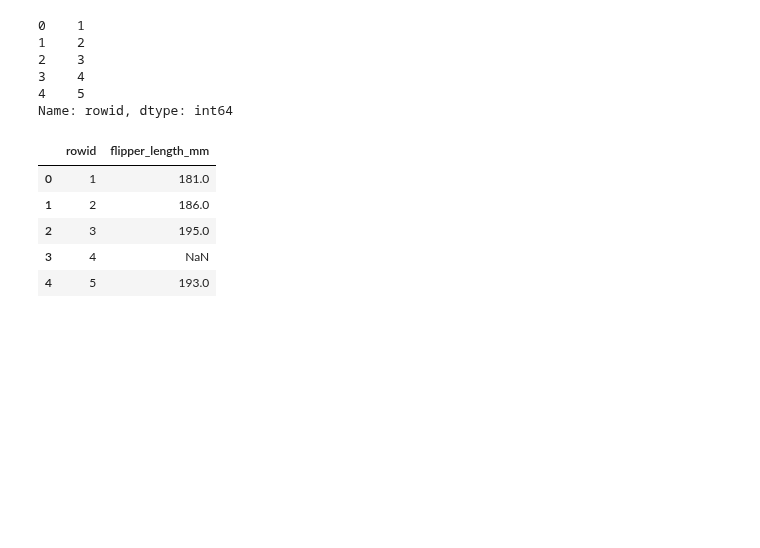
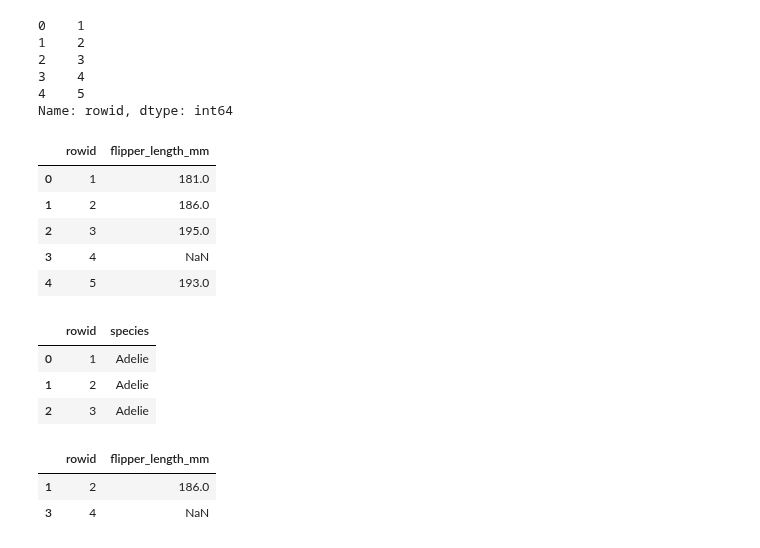
Before and after one commit to Praruj/Pandas_Practise_Portfolio, a Jupyter notebook: Notebooks/Pandas_02_Data_structure.ipynb, the cells around one changed output. Drawn from its saved outputs; the diff is of its cells as text; code cells hidden in the pictures; blank space fills up the shorter version.

```diff
--- a/Notebooks/Pandas_02_Data_structure.ipynb
+++ b/Notebooks/Pandas_02_Data_structure.ipynb
@@ -482,3 +484,20 @@ penguins_data.iloc[:,[0,5]].head()
 | 2 | 3 | 195.0 |
 | 3 | 4 | NaN |
 | 4 | 5 | 193.0 |
+# %%
+# selecting subsets: combine row and columns to grab a specific subset
+# Select first 3 rows and first 2 columns (species, island)
+penguins_data.iloc[0:3,0:2]
+# %% [output]
+|  | rowid | species |
+| 0 | 1 | Adelie |
+| 1 | 2 | Adelie |
+| 2 | 3 | Adelie |
+# %%
+# Select specific rows and columns (rows 1, 3 and columns 0, 5)
+penguins_data.iloc[[1,3],[0,5]]
+# Why it matters: Selecting subsets by position is great for quick data extraction, especially when column names are complex or we are scripting.
+# %% [output]
+|  | rowid | flipper_length_mm |
+| 1 | 2 | 186.0 |
+| 3 | 4 | NaN |
```
Also changed, not shown: parts of 7 cells of this notebook.
